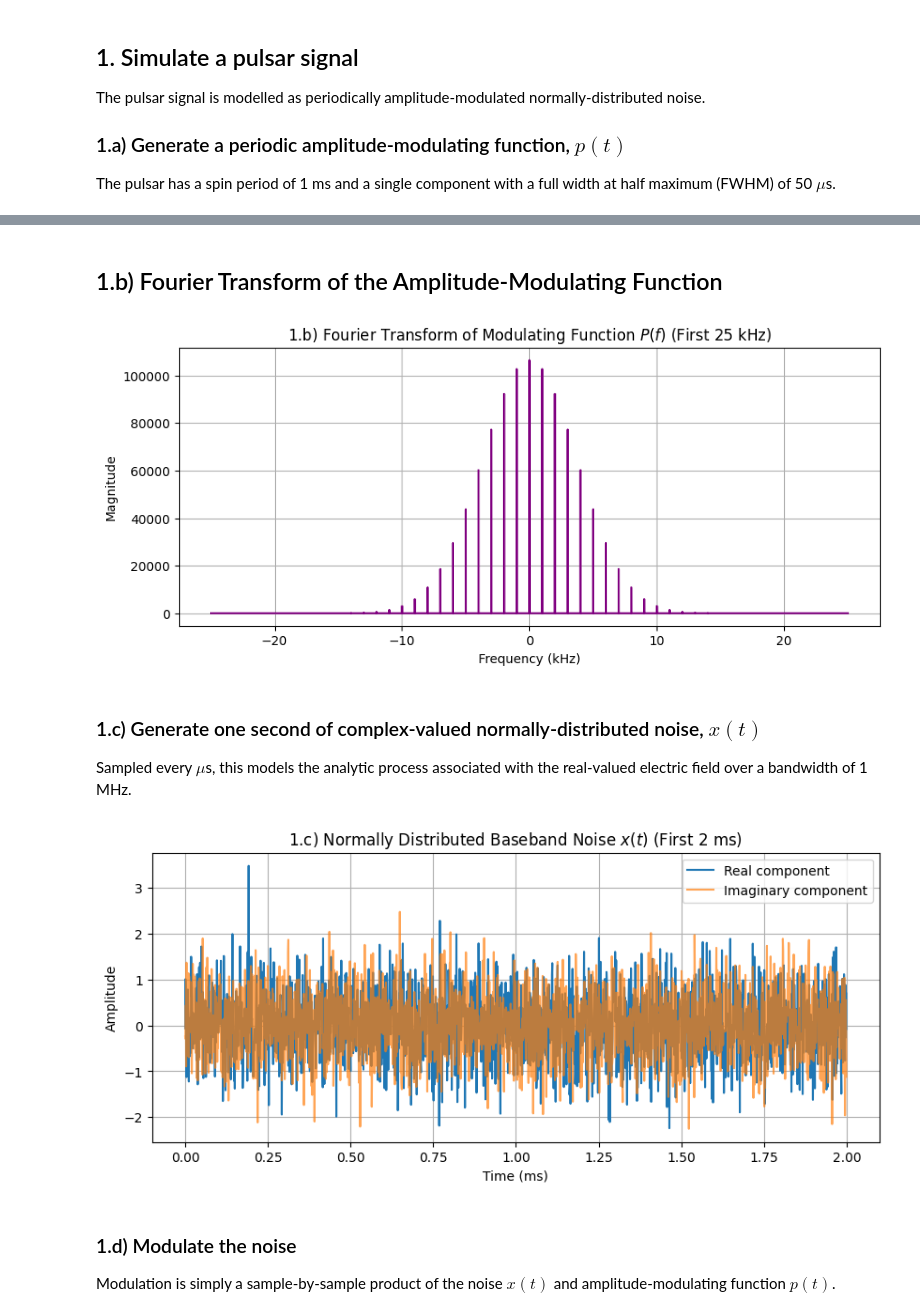
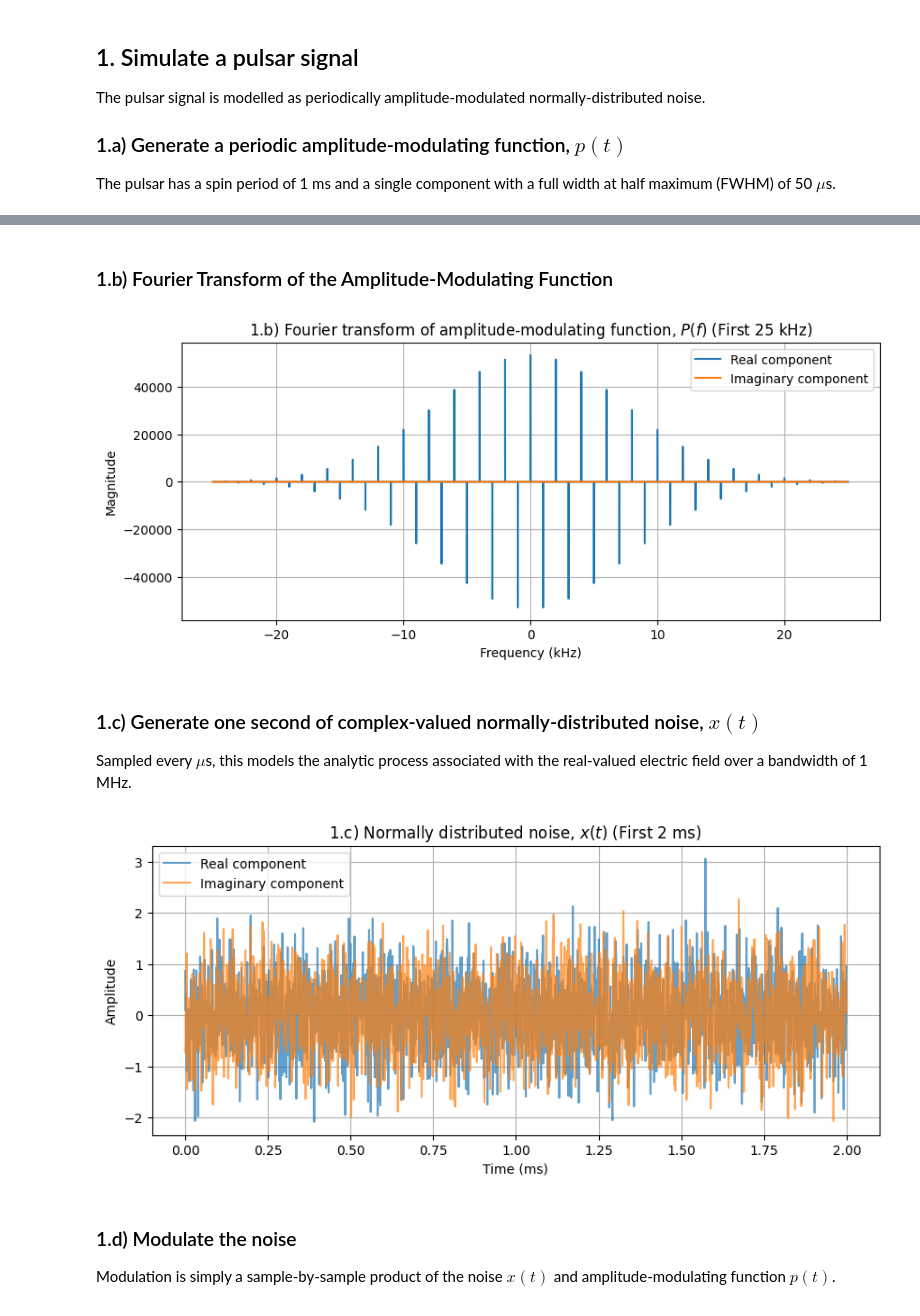
Before and after one commit to straten/dyncycpy, a Jupyter notebook: notebooks/CyclicSpectroscopy.ipynb, the cells around one changed output, grey strips where cells are left out. Cells and saved outputs as stored; diff of their text form; code cells hidden in the pictures.

```diff
--- a/notebooks/CyclicSpectroscopy.ipynb
+++ b/notebooks/CyclicSpectroscopy.ipynb
@@ -54,5 +54,5 @@ plt.show()
 # %% [markdown]
-## 1.b) Fourier Transform of the Amplitude-Modulating Function
+### 1.b) Fourier Transform of the Amplitude-Modulating Function
 # %%
 P_f = np.fft.fft(p)
 freqs = np.fft.fftfreq(N, dt)
@@ -61,17 +61,22 @@ freqs = np.fft.fftfreq(N, dt)
 P_f_shifted = np.fft.fftshift(P_f)
 freqs_shifted = np.fft.fftshift(freqs)
 
-plt.figure(figsize=(10, 4))
 # Focus on the central 50 kHz to clearly see the 1 kHz harmonic spacing
 mask = np.abs(freqs_shifted) < 25000
-plt.plot(freqs_shifted[mask] / 1000, np.abs(P_f_shifted[mask]), color='purple')
-plt.title("1.b) Fourier Transform of Modulating Function $P(f)$ (First 25 kHz)")
+
+plt.figure(figsize=(10, 4))
+
+plt.plot(freqs_shifted[mask] / 1000, np.real(P_f_shifted[mask]), label='Real component')
+plt.plot(freqs_shifted[mask] / 1000, np.imag(P_f_shifted[mask]), label='Imaginary component')
+
+plt.title("1.b) Fourier transform of amplitude-modulating function, $P(f)$ (First 25 kHz)")
 plt.xlabel("Frequency (kHz)")
 plt.ylabel("Magnitude")
+plt.legend()
 plt.grid(True)
 plt.show()
 # %% [output]
-[figure, old version]
+[figure, new version]
 # %% [markdown]
 ### 1.c) Generate one second of complex-valued normally-distributed noise, $x(t)$
 
@@ -79,17 +84,17 @@ Sampled every $\mu$s, this models the analytic process associated with the real-
 # %%
 x = (np.random.randn(N) + 1j * np.random.randn(N)) / np.sqrt(2)
 
 plt.figure(figsize=(10, 4))
-plt.plot(t[:2000] * 1000, np.real(x[:2000]), label='Real component')
+plt.plot(t[:2000] * 1000, np.real(x[:2000]), alpha=0.7, label='Real component')
 plt.plot(t[:2000] * 1000, np.imag(x[:2000]), alpha=0.7, label='Imaginary component')
-plt.title("1.c) Normally Distributed Baseband Noise $x(t)$ (First 2 ms)")
+plt.title("1.c) Normally distributed noise, $x(t)$ (First 2 ms)")
 plt.xlabel("Time (ms)")
 plt.ylabel("Amplitude")
 plt.legend()
 plt.grid(True)
 plt.show()
 # %% [output]
-[figure, old version]
+[figure, new version]
 # %% [markdown]
 ### 1.d) Modulate the noise
 
```
Also changed, not shown: parts of 8 cells of this notebook.
